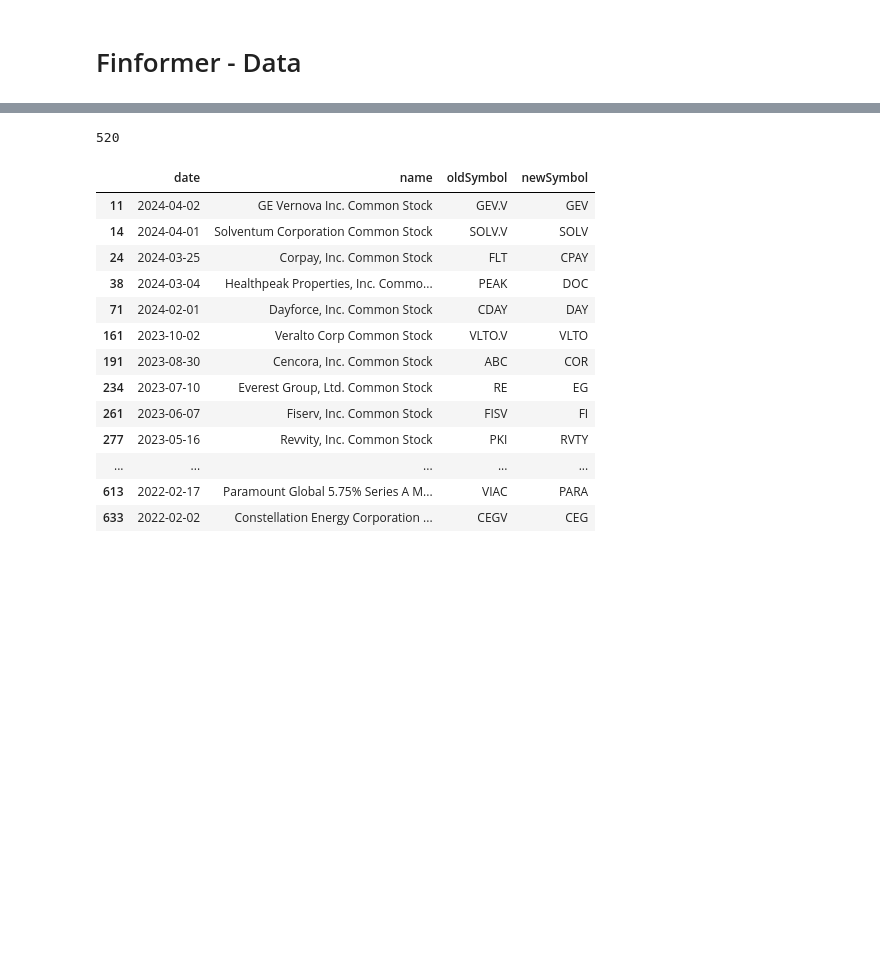
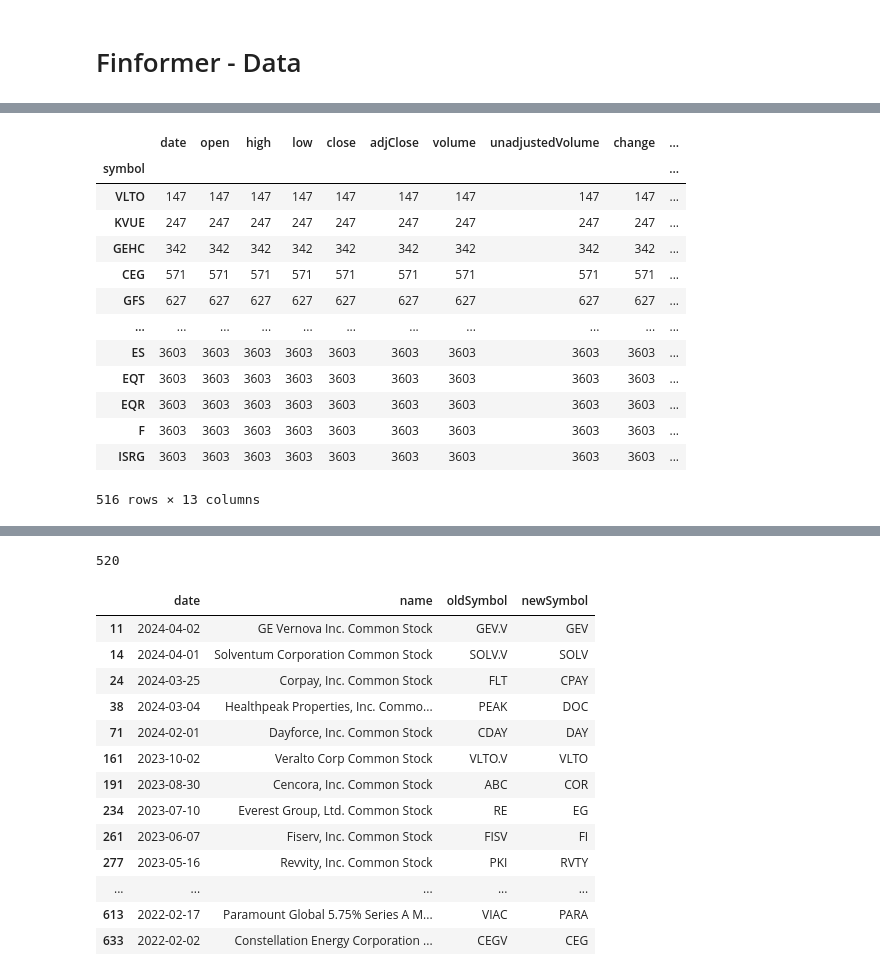
Before and after one commit to halaction/finformer, a Jupyter notebook: finformer-data.ipynb, the cells around one changed output, grey strips where cells are left out. Cells and saved outputs as stored; diff of their text form; code cells hidden in the pictures; blank space fills up the shorter version.

```diff
--- a/finformer-data.ipynb
+++ b/finformer-data.ipynb
@@ -30,0 +201,17 @@ prices_tickers_path = os.path.join(DATA_DIR, 'data-prices-tickers.json')
+# %%
+prices.groupby(by='symbol').count().sort_values(by='date')
+# %% [output]
+|  | date | open | high | low | close | adjClose | volume | unadjustedVolume | change | ... |
+| symbol |  |  |  |  |  |  |  |  |  | ... |
+| VLTO | 147 | 147 | 147 | 147 | 147 | 147 | 147 | 147 | 147 | ... |
+| KVUE | 247 | 247 | 247 | 247 | 247 | 247 | 247 | 247 | 247 | ... |
+| GEHC | 342 | 342 | 342 | 342 | 342 | 342 | 342 | 342 | 342 | ... |
+| CEG | 571 | 571 | 571 | 571 | 571 | 571 | 571 | 571 | 571 | ... |
+| GFS | 627 | 627 | 627 | 627 | 627 | 627 | 627 | 627 | 627 | ... |
+| ... | ... | ... | ... | ... | ... | ... | ... | ... | ... | ... |
+| ES | 3603 | 3603 | 3603 | 3603 | 3603 | 3603 | 3603 | 3603 | 3603 | ... |
+| EQT | 3603 | 3603 | 3603 | 3603 | 3603 | 3603 | 3603 | 3603 | 3603 | ... |
+| EQR | 3603 | 3603 | 3603 | 3603 | 3603 | 3603 | 3603 | 3603 | 3603 | ... |
+| F | 3603 | 3603 | 3603 | 3603 | 3603 | 3603 | 3603 | 3603 | 3603 | ... |
+| ISRG | 3603 | 3603 | 3603 | 3603 | 3603 | 3603 | 3603 | 3603 | 3603 | ... |
+516 rows × 13 columns
```
Also changed, not shown: parts of 41 cells of this notebook, 5 other files.
